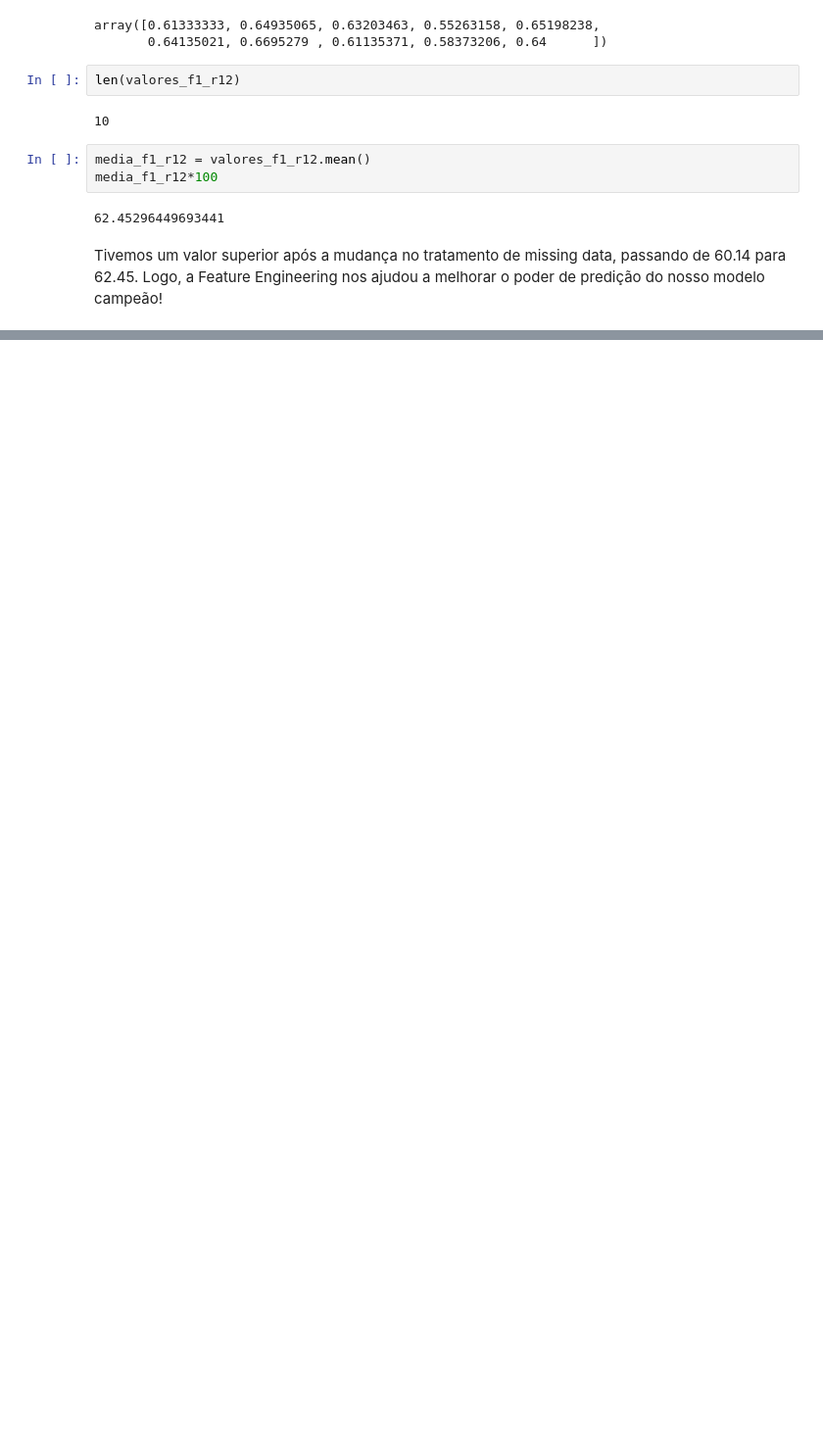
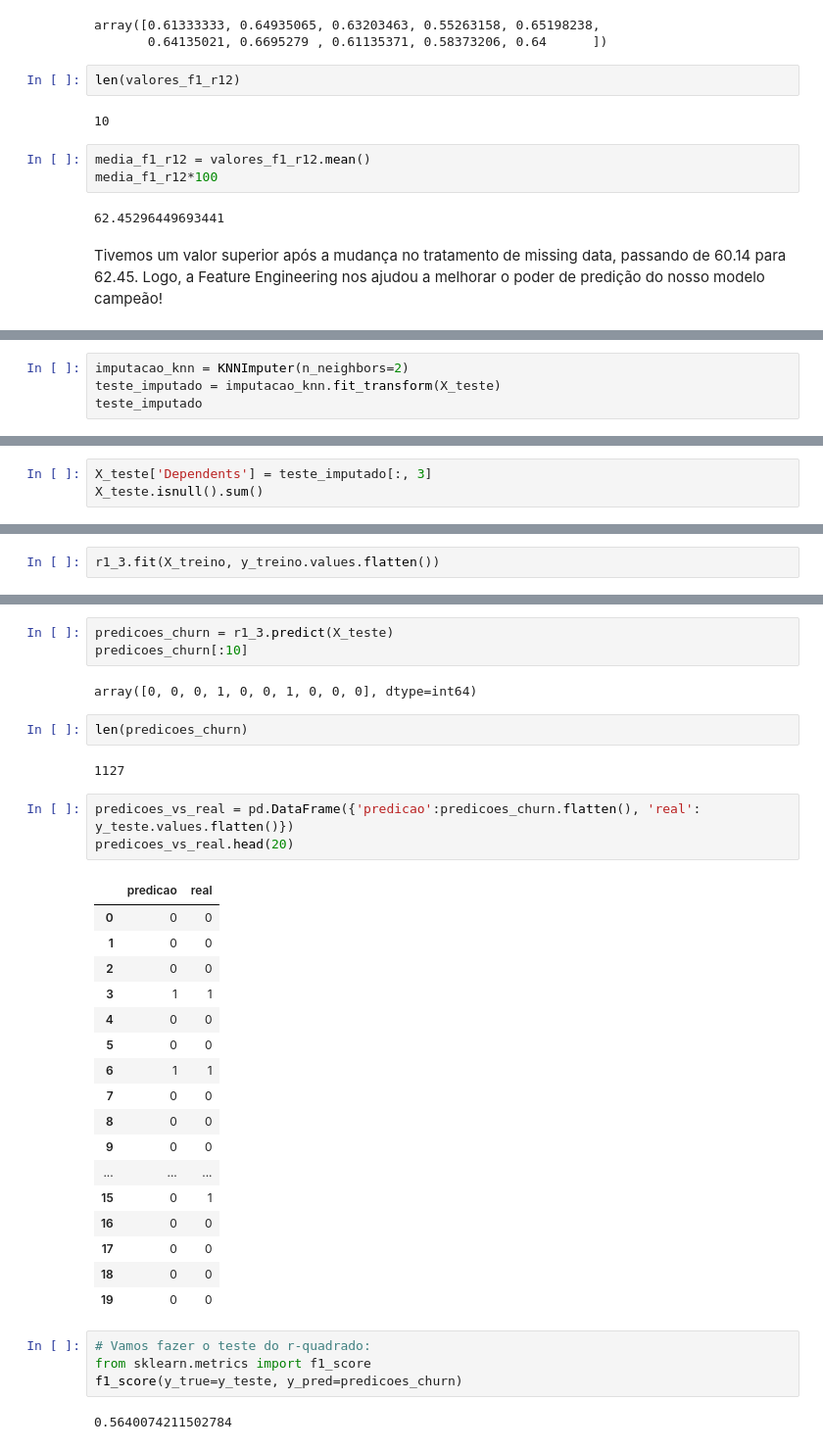
Before and after one commit to rhyanfrazao/projeto-classificacao-churn, a Jupyter notebook: projeto-classificacao-churn.ipynb, the cells around one changed output, grey strips where cells are left out. Shown at 98% size. Drawn from its saved outputs; the diff is of its cells as text; blank space fills up the shorter version.

```diff
--- a/projeto-classificacao-churn.ipynb
+++ b/projeto-classificacao-churn.ipynb
@@ -976,0 +1138,4 @@ Tivemos um valor superior após a mudança no tratamento de missing data, passan
+# %%
+imputacao_knn = KNNImputer(n_neighbors=2)
+teste_imputado = imputacao_knn.fit_transform(X_teste)
+teste_imputado
@@ -976,0 +1150,3 @@ Tivemos um valor superior após a mudança no tratamento de missing data, passan
+# %%
+X_teste['Dependents'] = teste_imputado[:, 3]
+X_teste.isnull().sum()
@@ -976,0 +1171,2 @@ Tivemos um valor superior após a mudança no tratamento de missing data, passan
+# %%
+r1_3.fit(X_treino, y_treino.values.flatten())
@@ -976,0 +1198,36 @@ Tivemos um valor superior após a mudança no tratamento de missing data, passan
+# %%
+predicoes_churn = r1_3.predict(X_teste)
+predicoes_churn[:10]
+# %% [output]
+array([0, 0, 0, 1, 0, 0, 1, 0, 0, 0], dtype=int64)
+# %%
+len(predicoes_churn)
+# %% [output]
+1127
+# %%
+predicoes_vs_real = pd.DataFrame({'predicao':predicoes_churn.flatten(), 'real': y_teste.values.flatten()})
+predicoes_vs_real.head(20)
+# %% [output]
+|  | predicao | real |
+| 0 | 0 | 0 |
+| 1 | 0 | 0 |
+| 2 | 0 | 0 |
+| 3 | 1 | 1 |
+| 4 | 0 | 0 |
+| 5 | 0 | 0 |
+| 6 | 1 | 1 |
+| 7 | 0 | 0 |
+| 8 | 0 | 0 |
+| 9 | 0 | 0 |
+| ... | ... | ... |
+| 15 | 0 | 1 |
+| 16 | 0 | 0 |
+| 17 | 0 | 0 |
+| 18 | 0 | 0 |
+| 19 | 0 | 0 |
+# %%
+# Vamos fazer o teste do r-quadrado:
+from sklearn.metrics import f1_score
+f1_score(y_true=y_teste, y_pred=predicoes_churn)
+# %% [output]
+0.5640074211502784
```
Also changed, not shown: parts of 32 cells of this notebook.
